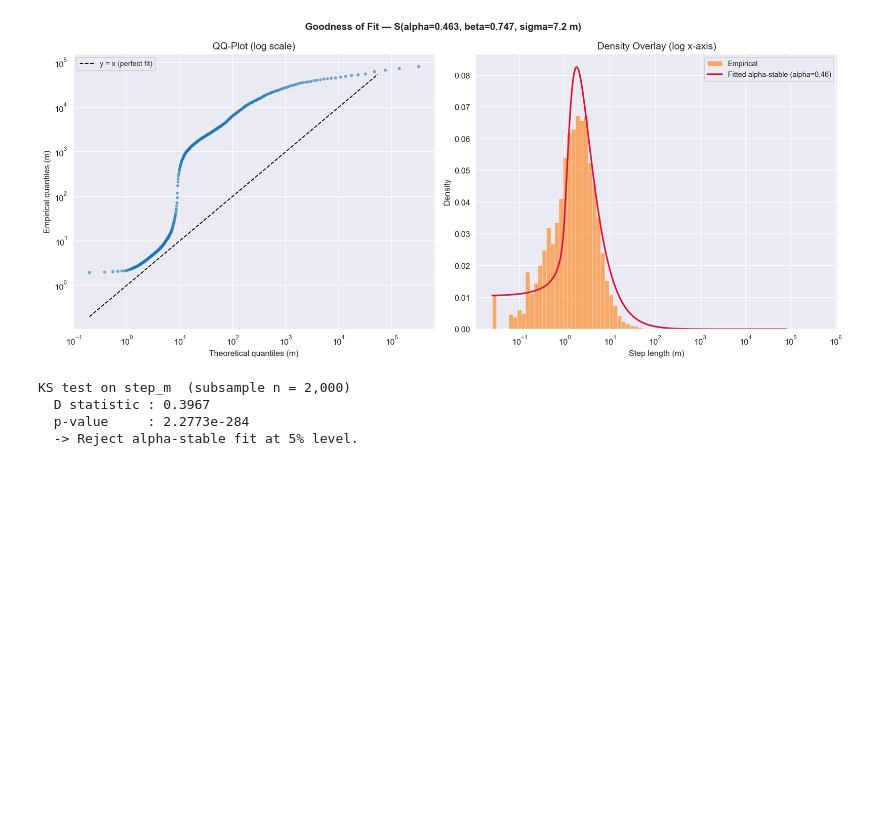
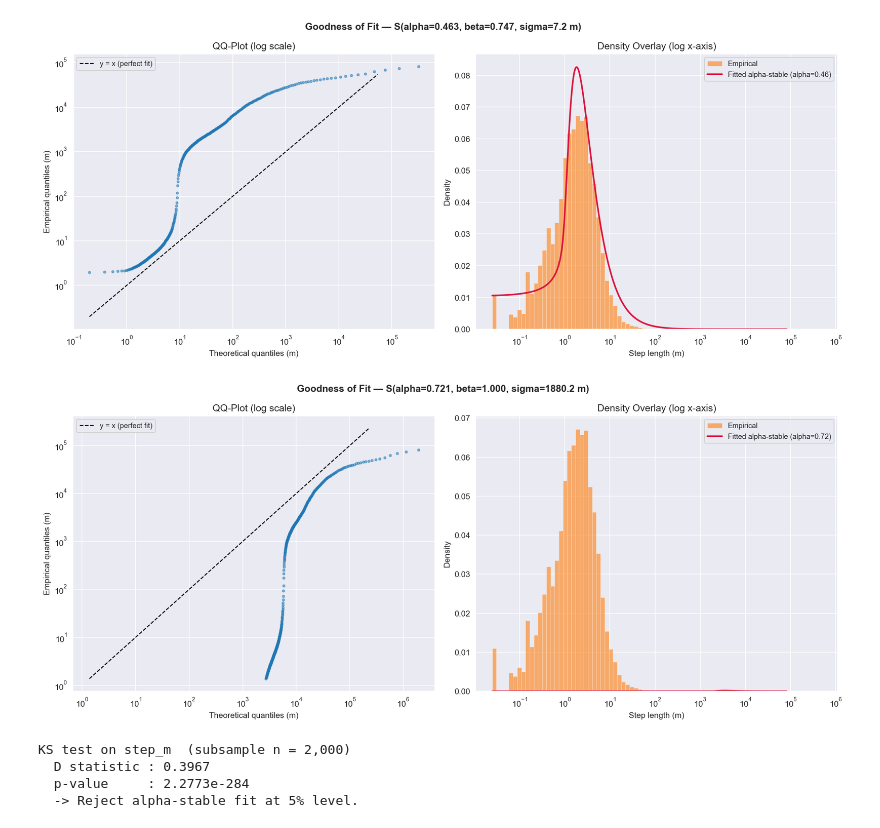
Before and after one commit to JulianSKYOO/PWR_Stochastic_Process, a Jupyter notebook: 02_Levy_Flight_Fitting_Mateusz.ipynb, the cells around one changed output. Cells and saved outputs as stored; diff of their text form; code cells hidden in the pictures; blank space fills up the shorter version.

```diff
--- a/02_Levy_Flight_Fitting_Mateusz.ipynb
+++ b/02_Levy_Flight_Fitting_Mateusz.ipynb
@@ -307,6 +332,57 @@ plt.tight_layout()
 plt.show()
 # %% [output]
 [figure]
+# %%
+p = results["McCulloch"]
+alpha_fit = p["alpha"]
+beta_fit  = p["beta"]
+sigma_fit = p["sigma"]
+mu_fit    = p["mu"]
+
+# Restrict to upper quantiles where both empirical and theoretical values are positive
+probs = np.linspace(0.05, 0.995, 400)
+q_th  = levy_stable.ppf(probs, alpha_fit, beta_fit, loc=mu_fit, scale=sigma_fit)
+q_emp = np.quantile(step_vals, probs)
+pos_mask = q_th > 0
+
+fig, axes = plt.subplots(1, 2, figsize=(14, 6))
+fig.suptitle(
+    f"Goodness of Fit — S(alpha={alpha_fit:.3f}, beta={beta_fit:.3f}, sigma={sigma_fit:.1f} m)",
+    fontweight="bold",
+)
+
+# QQ plot (log scale, positive quantiles only)
+ax = axes[0]
+ax.scatter(q_th[pos_mask], q_emp[pos_mask], s=8, alpha=0.5, color=PALETTE[0], zorder=3)
+lim_lo = min(q_th[pos_mask].min(), q_emp[pos_mask].min())
+lim_hi = np.percentile(np.concatenate([q_th[pos_mask], q_emp[pos_mask]]), 99)
+ax.plot([lim_lo, lim_hi], [lim_lo, lim_hi], "k--", linewidth=1.2, label="y = x (perfect fit)")
+ax.set_xscale("log")
+ax.set_yscale("log")
+ax.set_xlabel("Theoretical quantiles (m)")
+ax.set_ylabel("Empirical quantiles (m)")
+ax.set_title("QQ-Plot (log scale)")
+ax.legend(fontsize=9)
+
+# Density overlay (log x-axis)
+ax = axes[1]
+bins = np.logspace(np.log10(step_vals.min()), np.log10(step_vals.max()), 80)
+ax.hist(step_vals, bins=bins, density=True,
+        color=PALETTE[1], alpha=0.6, edgecolor="white", linewidth=0.3, label="Empirical")
+x_grid = np.logspace(np.log10(step_vals.min()), np.log10(np.percentile(step_vals, 99.5)), 600)
+pdf_stable = levy_stable.pdf(x_grid, alpha_fit, beta_fit, loc=mu_fit, scale=sigma_fit)
+ax.plot(x_grid, pdf_stable, color="crimson", linewidth=2,
+        label=f"Fitted alpha-stable (alpha={alpha_fit:.2f})")
+ax.set_xscale("log")
+ax.set_xlabel("Step length (m)")
+ax.set_ylabel("Density")
+ax.set_title("Density Overlay (log x-axis)")
+ax.legend(fontsize=9)
+
+plt.tight_layout()
+plt.show()
+# %% [output]
+[figure, added]
 # %%
 np.random.seed(42)
 n_ks  = min(len(step_vals), 2000)
```
Also changed, not shown: parts of 5 cells of this notebook, 2 other files.
